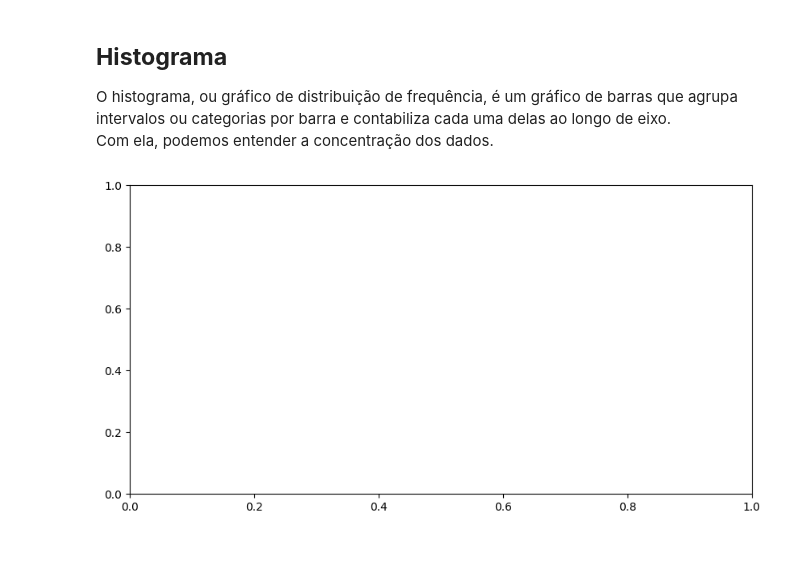
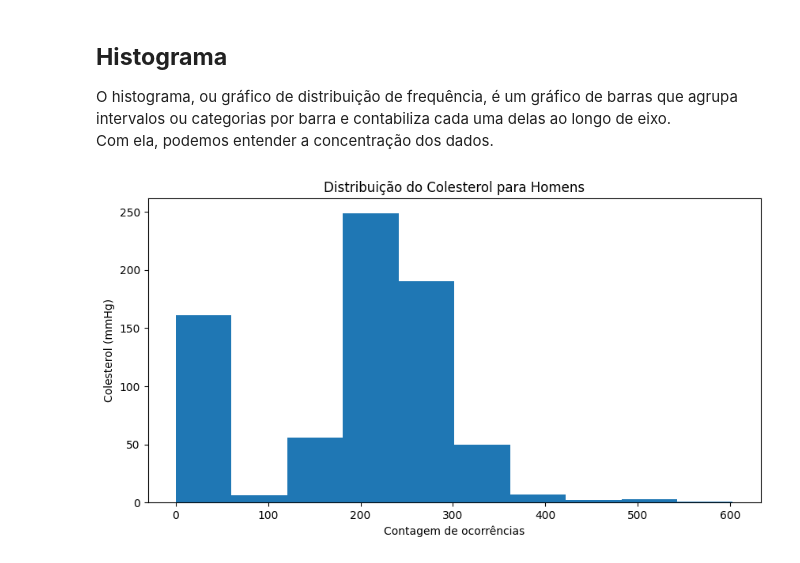
Before and after one commit to lucas-mdsena/python_udemy_module_3, a Jupyter notebook: notebook_matplotlib.ipynb, the cells around one changed output. Saved outputs shown, nothing was run; the diff lists cells and outputs as text; code cells hidden in the pictures.

```diff
--- a/notebook_matplotlib.ipynb
+++ b/notebook_matplotlib.ipynb
@@ -428,6 +428,12 @@ Com ela, podemos entender a concentração dos dados.
 # %%
 fig, ax = plt.subplots(figsize=(10,5))
 
-ax.hist(df[''])
+mascara = df['sexo'] == 'Homem'
+ax.hist(df[mascara]['colesterol'])
+
+ax.set_title('Distribuição do Colesterol para Homens')
+ax.set_xlabel('Contagem de ocorrências')
+ax.set_ylabel('Colesterol (mmHg)')
+plt.show()
 # %% [output]
-[figure, old version]
+[figure, new version]
```
Also changed, not shown: parts of 6 cells of this notebook.
